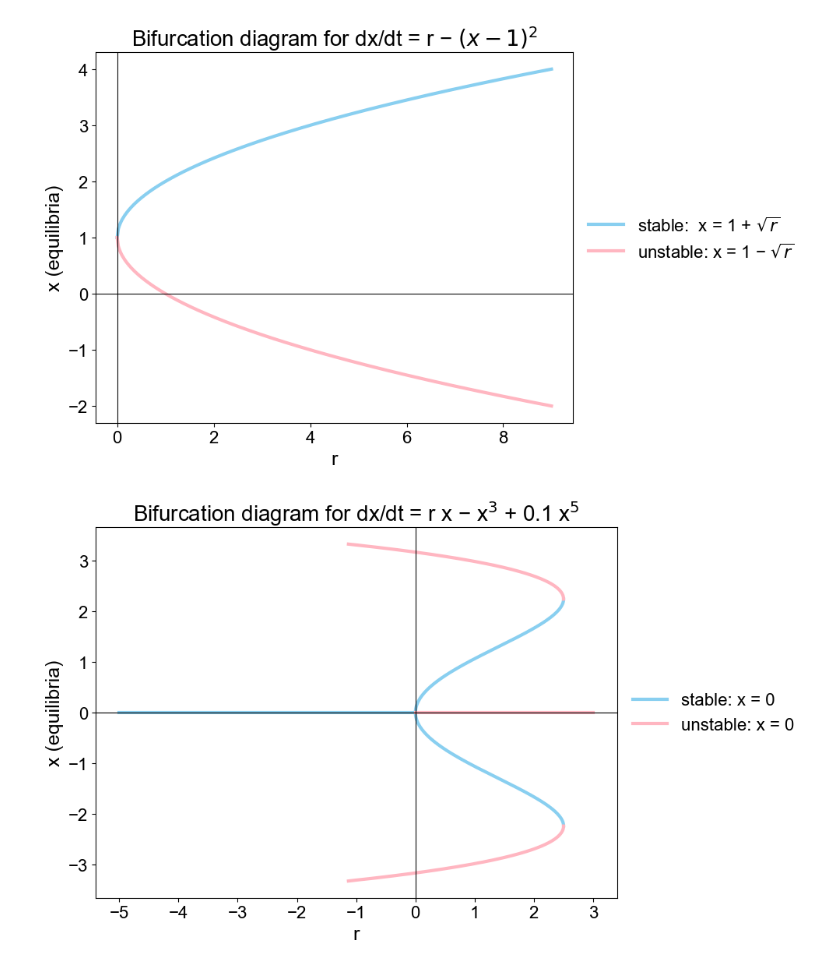
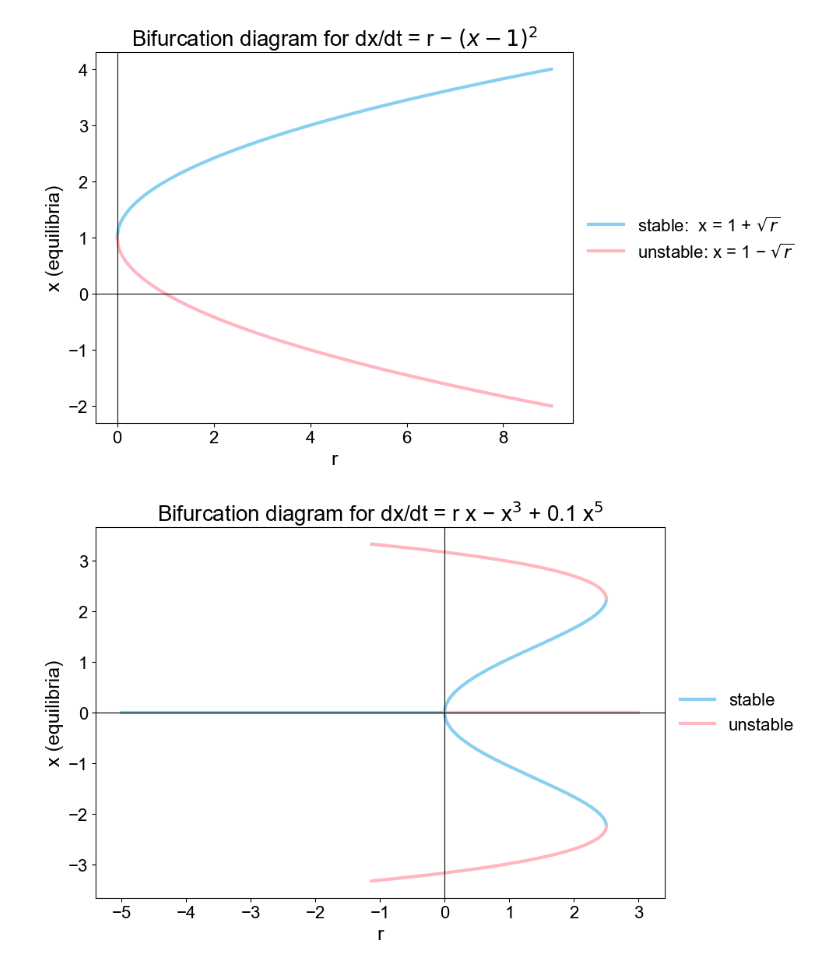
Before and after one commit to tomhuhh/sysen6000, a Jupyter notebook: Assignment_3/bifurcation.ipynb, the cells around one changed output. Cells and saved outputs as stored; diff of their text form; code cells hidden in the pictures.

Commit message:
Updated the legends

```diff
--- a/Assignment_3/bifurcation.ipynb
+++ b/Assignment_3/bifurcation.ipynb
@@ -70,33 +70,33 @@ mask_neg = x <= 0
 
 # Plot each branch separately
 plt.plot(r_x[mask_pos & stable_mask],   x[mask_pos & stable_mask], '-', lw=3, color='#89CFF0')
 plt.plot(r_x[mask_pos & unstable_mask], x[mask_pos & unstable_mask], '-', lw=3, color='#FFB6C1')
 plt.plot(r_x[mask_neg & stable_mask],   x[mask_neg & stable_mask], '-', lw=3, color='#89CFF0')
 plt.plot(r_x[mask_neg & unstable_mask], x[mask_neg & unstable_mask], '-', lw=3, color='#FFB6C1')
 
 # x=0 branch, split by stability
 plt.plot(r_line[x0_stable],   x_zero[x0_stable],   '-', lw=3, color='#89CFF0',
-         label='stable: x = 0' if True else None)
+         label='stable' if True else None)
 plt.plot(r_line[x0_unstable], x_zero[x0_unstable], '-', lw=3, color='#FFB6C1',
-         label='unstable: x = 0' if True else None)
+         label='unstable' if True else None)
 
 # Axes & labels
 plt.axvline(0, color='k', lw=0.8)
 plt.axhline(0, color='k', lw=0.8)
 plt.grid(False)
 plt.xlabel('r', fontsize=18)
 plt.ylabel('x (equilibria)', fontsize=18)
 plt.xticks(fontsize=16)
 plt.yticks(fontsize=16)
 plt.title("Bifurcation diagram for dx/dt = r x − x$^3$ + 0.1 x$^5$", fontsize=20)
 
 # Legend outside on the right
 plt.legend(frameon=False, loc='center left', bbox_to_anchor=(1, 0.5), fontsize=16)
 plt.tight_layout()
 
 # Save to file
 plt.savefig('/Users/haowenhu/Documents/GitHub/sysen6000/Assignment_3/results/bifurcation_system_1b.png', dpi=300)
 
 plt.show()
 # %% [output]
-[figure, old version]
+[figure, new version]
```
Also changed, not shown: 1 other file.
